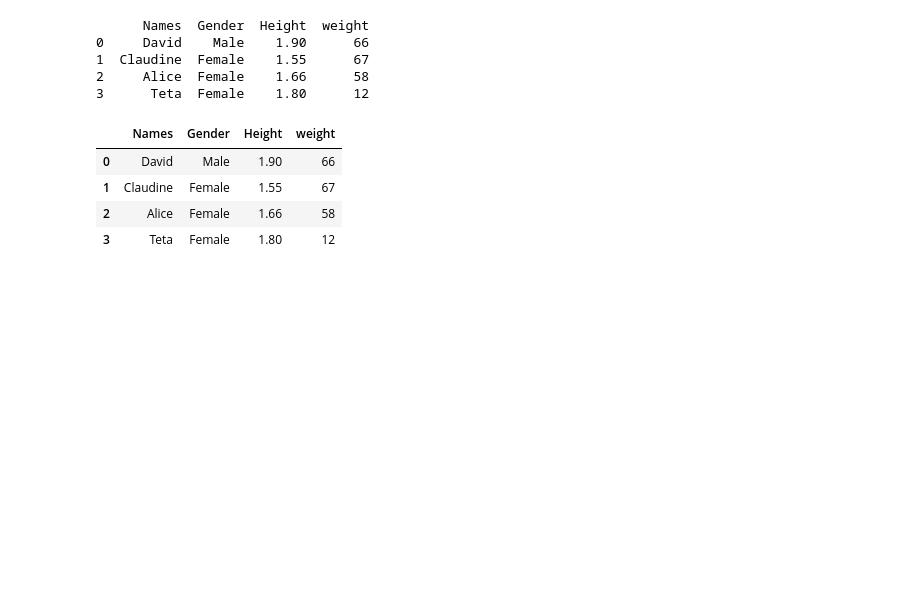
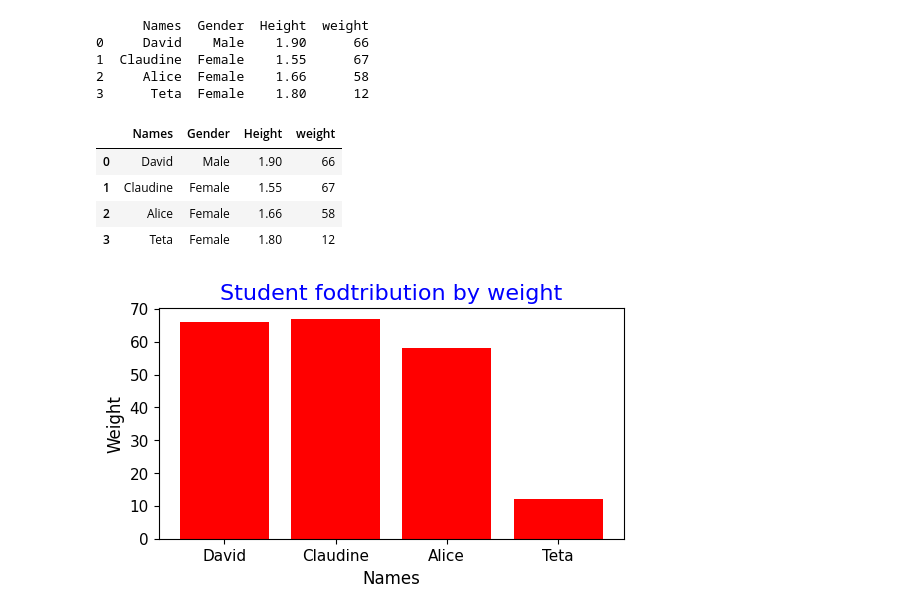
Before and after one commit to ub-victor/Python-Learning, a Jupyter notebook: Statistics-Probability/work-with-data.ipynb, the cells around one changed output. Drawn from its saved outputs; the diff is of its cells as text; code cells hidden in the pictures; blank space fills up the shorter version.

```diff
--- a/Statistics-Probability/work-with-data.ipynb
+++ b/Statistics-Probability/work-with-data.ipynb
@@ -171,11 +171,13 @@ SL
 # %%
 import matplotlib.pyplot as plt
 
 plt.figure(figsize=(6, 3))
 plt.bar(df["Names"], df["weight"], color= "red")
-plt.title("Student fodtribution by weight", fontsize= 16, color = 'blue')
+plt.title("Student distribution by weight", fontsize= 16, color = 'blue')
 plt.xlabel("Names", size = 12)
 plt.ylabel("Weight", size=12)
 plt.xticks(size=11, rotation=0)
 plt.yticks(size=11, rotation=0)
 plt.show()
+# %% [output]
+[figure, added]
```
